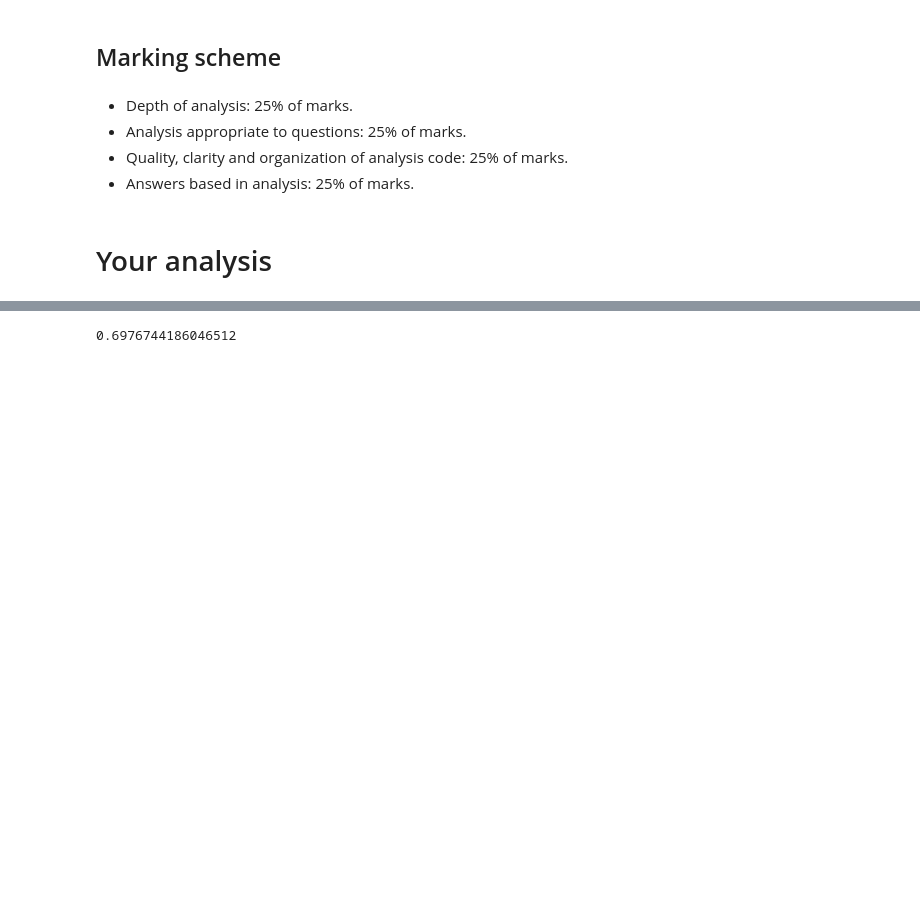
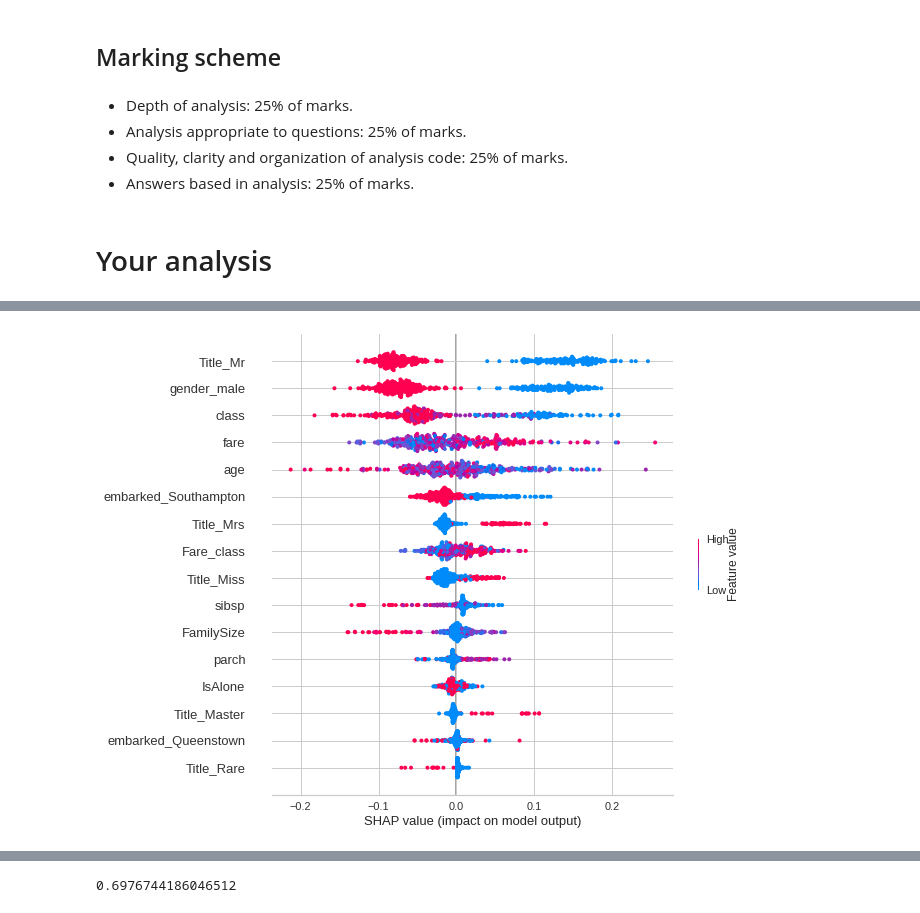
Before and after one commit to Wetiqe/UoB-DS-Semester1, a Jupyter notebook: spouses/spouses-checkpoint.ipynb, the cells around one changed output, grey strips where cells are left out. Saved outputs shown, nothing was run; the diff lists cells and outputs as text; code cells hidden in the pictures; blank space fills up the shorter version.

```diff
--- a/spouses/spouses-checkpoint.ipynb
+++ b/spouses/spouses-checkpoint.ipynb
@@ -324,0 +335,4 @@ shap.force_plot(explainer.expected_value[1], shap_values[1], X_test)
+# %%
+# Train the model
+rf = create_model('rf')
+tuned_rf = tune_model(rf, optimize = 'Accuracy',early_stopping = True)
@@ -324,0 +366,4 @@ shap.force_plot(explainer.expected_value[1], shap_values[1], X_test)
+# %%
+interpret_model(rf,plot='summary')
+# %% [output]
+[figure, added]
```
Also changed, not shown: parts of 129 cells of this notebook, 2 other files.
